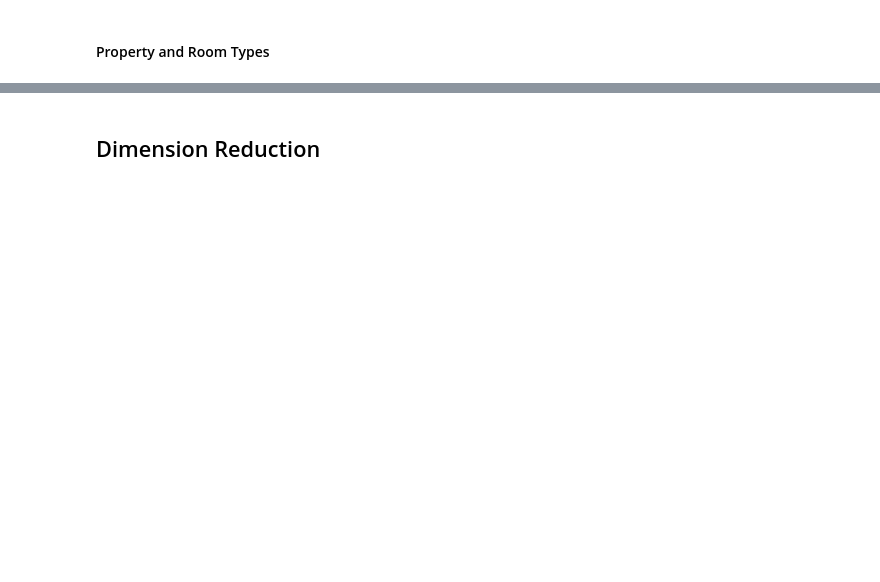
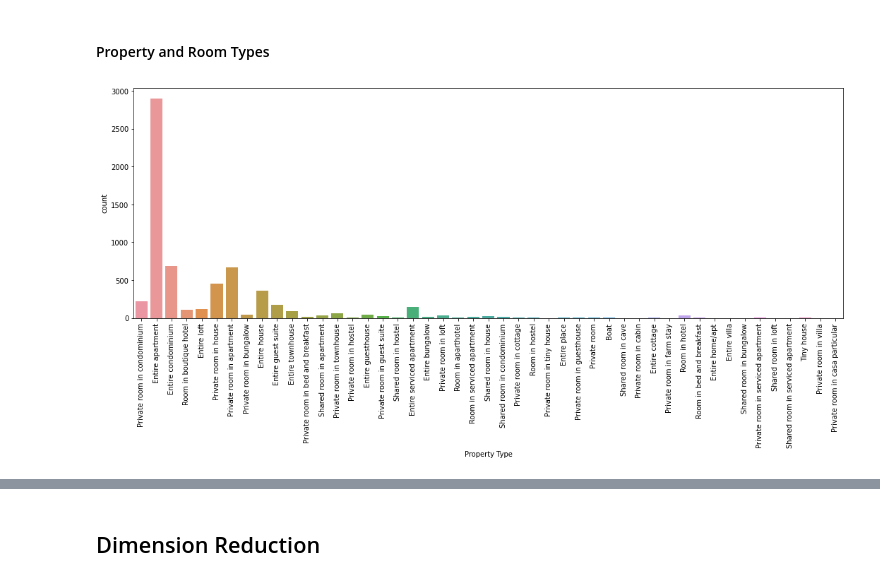
Before and after one commit to Summer-luna/Fall2021-IST5520-Group5, a Jupyter notebook: Data Proposal (combined).ipynb, the cells around one changed output, grey strips where cells are left out. Drawn from its saved outputs; the diff is of its cells as text; code cells hidden in the pictures; blank space fills up the shorter version.

```diff
--- a/Data Proposal (combined).ipynb
+++ b/Data Proposal (combined).ipynb
@@ -406,9 +642,11 @@ On first look, it appears that the listings further from the city are less valua
 # %%
 plt.figure(figsize=(18,6))
 p = sb.countplot(x='property_type',data = dat)
 p.set_xticklabels(labels=p.get_xticklabels(),rotation=90)
-plt.xlabel('Number of Amenities Listed by the Host')
+plt.xlabel('Property Type')
 plt.show()
+# %% [output]
+[figure, added]
 # %%
 plt.figure(figsize=(12,6))
 p = sb.countplot(x='room_type',data = dat)
```
Also changed, not shown: parts of 105 cells of this notebook.
